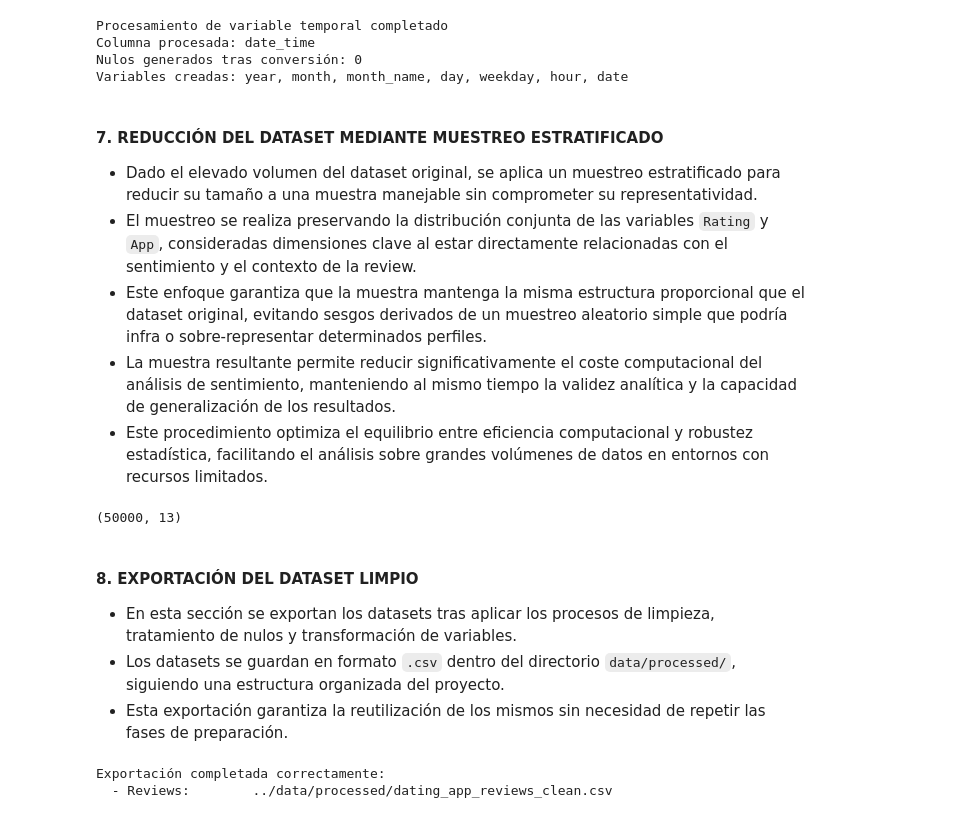
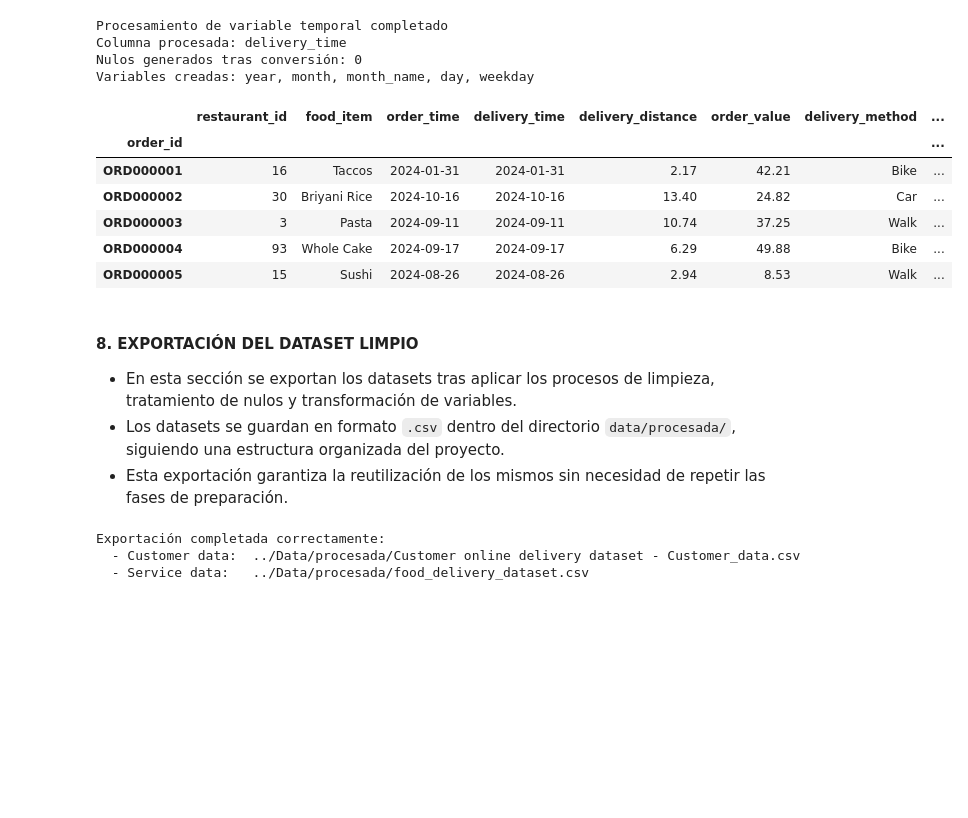
Before and after one commit to Valentina-Castillo/Proyecto_modulo_4_PowerBI, a Jupyter notebook: Notebooks/02_data_cleaning.ipynb, the cells around one changed output. Cells and saved outputs as stored; diff of their text form; code cells hidden in the pictures; blank space fills up the shorter version.

```diff
--- a/Notebooks/02_data_cleaning.ipynb
+++ b/Notebooks/02_data_cleaning.ipynb
@@ -360,7 +350,0 @@ def filtrar_reviews_por_calidad_textual(
-# %%
-df2 = filtrar_reviews_por_calidad_textual(
-    df2,
-    col_texto="review",
-    min_chars=30,
-    min_words=5
-)
@@ -439,8 +428,6 @@ def procesar_variable_temporal(
     df["month_name"] = df[col_fecha].dt.month_name()
     df["day"] = df[col_fecha].dt.day
     df["weekday"] = df[col_fecha].dt.day_name()
-    df["hour"] = df[col_fecha].dt.hour
-    df["date"] = df[col_fecha].dt.date
 
     # Eliminar original si se solicita
     if eliminar_original:
@@ -451,21 +438,13 @@ def procesar_variable_temporal(
         print("Procesamiento de variable temporal completado")
         print(f"Columna procesada: {col_fecha}")
         print(f"Nulos generados tras conversión: {nulos_generados}")
-        print("Variables creadas: year, month, month_name, day, weekday, hour, date")
+        print("Variables creadas: year, month, month_name, day, weekday")
 
     return df
 # %%
-df2 = procesar_variable_temporal(df2, col_fecha="date_time")
+df2 = procesar_variable_temporal(df2, col_fecha="delivery_time")
 # %% [output]
 Procesamiento de variable temporal completado
-Columna procesada: date_time
+Columna procesada: delivery_time
 Nulos generados tras conversión: 0
-Variables creadas: year, month, month_name, day, weekday, hour, date
+Variables creadas: year, month, month_name, day, weekday
-# %% [markdown]
-#### **7. REDUCCIÓN DEL DATASET MEDIANTE MUESTREO ESTRATIFICADO**
-
-- Dado el elevado volumen del dataset original, se aplica un muestreo estratificado para reducir su tamaño a una muestra manejable sin comprometer su representatividad.
-- El muestreo se realiza preservando la distribución conjunta de las variables `Rating` y `App`, consideradas dimensiones clave al estar directamente relacionadas con el sentimiento y el contexto de la review.
-- Este enfoque garantiza que la muestra mantenga la misma estructura proporcional que el dataset original, evitando sesgos derivados de un muestreo aleatorio simple que podría infra o sobre-representar determinados perfiles.
-- La muestra resultante permite reducir significativamente el coste computacional del análisis de sentimiento, manteniendo al mismo tiempo la validez analítica y la capacidad de generalización de los resultados.
-- Este procedimiento optimiza el equilibrio entre eficiencia computacional y robustez estadística, facilitando el análisis sobre grandes volúmenes de datos en entornos con recursos limitados.
@@ -531,22 +451,30 @@ def muestreo_estratificado(df, n=50_000, cols_estrato=["rating", "app"], random_
-# %%
-df2 = muestreo_estratificado(df2, n=50_000)
-
-print(df2.shape)
-# %% [output]
-(50000, 13)
+# %%
+df2.head()
+# %% [output]
+|  | restaurant_id | food_item | order_time | delivery_time | delivery_distance | order_value | delivery_method | ... |
+| order_id |  |  |  |  |  |  |  | ... |
+| ORD000001 | 16 | Taccos | 2024-01-31 | 2024-01-31 | 2.17 | 42.21 | Bike | ... |
+| ORD000002 | 30 | Briyani Rice | 2024-10-16 | 2024-10-16 | 13.40 | 24.82 | Car | ... |
+| ORD000003 | 3 | Pasta | 2024-09-11 | 2024-09-11 | 10.74 | 37.25 | Walk | ... |
+| ORD000004 | 93 | Whole Cake | 2024-09-17 | 2024-09-17 | 6.29 | 49.88 | Bike | ... |
+| ORD000005 | 15 | Sushi | 2024-08-26 | 2024-08-26 | 2.94 | 8.53 | Walk | ... |
 # %% [markdown]
 #### **8. EXPORTACIÓN DEL DATASET LIMPIO**
 
 - En esta sección se exportan los datasets tras aplicar los procesos de limpieza, tratamiento de nulos y transformación de variables.
-- Los datasets se guardan en formato `.csv` dentro del directorio `data/processed/`, siguiendo una estructura organizada del proyecto.
+- Los datasets se guardan en formato `.csv` dentro del directorio `data/procesada/`, siguiendo una estructura organizada del proyecto.
 - Esta exportación garantiza la reutilización de los mismos sin necesidad de repetir las fases de preparación.
 # %%
-output_path_reviews = "../data/processed/dating_app_reviews_clean.csv"
+output_path_delivery_customer = "../Data/procesada/Customer online delivery dataset - Customer_data.csv"
+output_path_delivery_service = "../Data/procesada/food_delivery_dataset.csv"
 
-df2.to_csv(output_path_reviews, index=False)
+df1.to_csv(output_path_delivery_customer, index=False)
+df2.to_csv(output_path_delivery_service, index=False)
 
 print("Exportación completada correctamente:")
-print(f"  - Reviews:        {output_path_reviews}")
+print(f"  - Customer data:  {output_path_delivery_customer}")
+print(f"  - Service data:   {output_path_delivery_service}")
 # %% [output]
 Exportación completada correctamente:
-  - Reviews:        ../data/processed/dating_app_reviews_clean.csv
+  - Customer data:  ../Data/procesada/Customer online delivery dataset - Customer_data.csv
+  - Service data:   ../Data/procesada/food_delivery_dataset.csv
```
Also changed, not shown: parts of 21 cells of this notebook, 2 other files.
